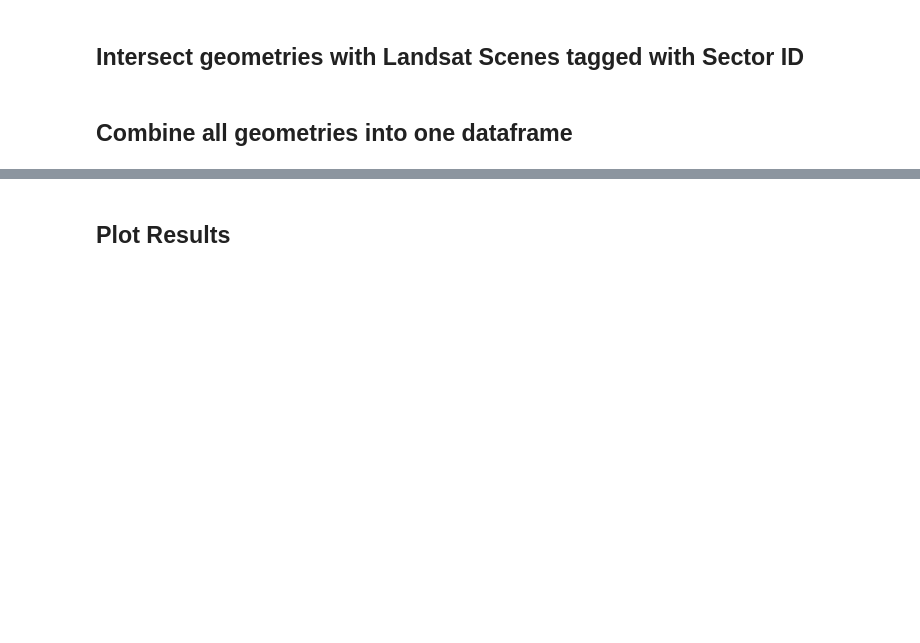
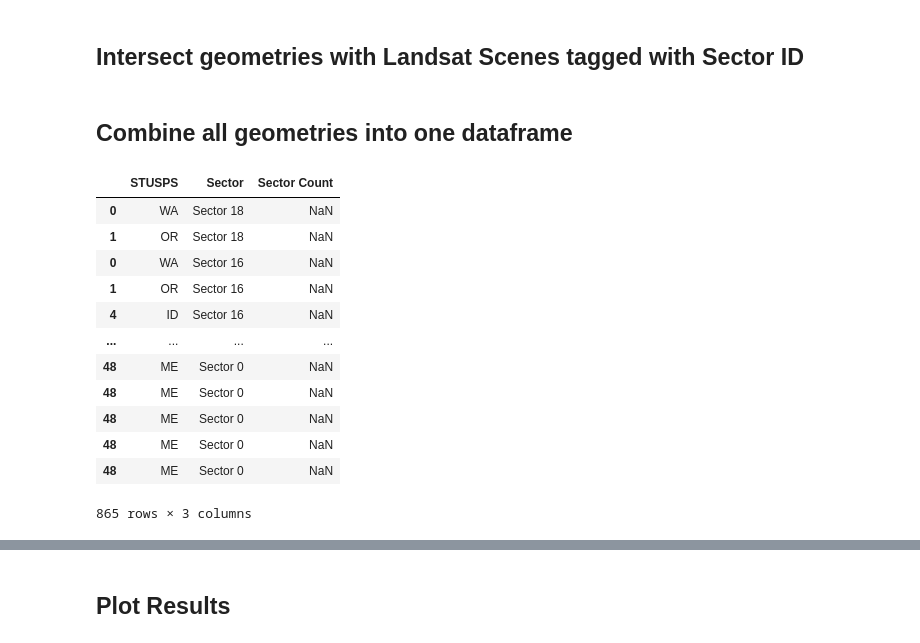
Before and after one commit to easierdata/easier, a Jupyter notebook: code/Pynotebooks/user_access_simulation.ipynb, the cells around one changed output, grey strips where cells are left out. Saved outputs shown, nothing was run; the diff lists cells and outputs as text; code cells hidden in the pictures; blank space fills up the shorter version.

```diff
--- a/code/Pynotebooks/user_access_simulation.ipynb
+++ b/code/Pynotebooks/user_access_simulation.ipynb
@@ -140,7 +137,7 @@ add_sector_to_scene.drop(columns=["PATH", "ROW"], inplace=True)
 ## Intersect geometries with Landsat Scenes tagged with Sector ID
 # %%
 geometries_clipped_intersected = []
-for geometry in geometries[:-1]:
+for geometry in geometries_clipped[:-1]: # Leave out the landsat scenes
     geometry = gpd.sjoin(geometry, add_sector_to_scene, how="inner", predicate="intersects").drop(columns=["geometry", "index_right"])
     geometries_clipped_intersected.append(geometry)
 # %% [markdown]
@@ -150 +145,22 @@ df_unified = pd.concat(geometries_clipped_intersected, ignore_index=True)
+# %%
+states = geometries_clipped_intersected[0]
+counties = geometries_clipped_intersected[1]
+regions = geometries_clipped_intersected[2]
+msa = geometries_clipped_intersected[3]
+# %%
+states
+# %% [output]
+|  | STUSPS | Sector | Sector Count |
+| 0 | WA | Sector 18 | NaN |
+| 1 | OR | Sector 18 | NaN |
+| 0 | WA | Sector 16 | NaN |
+| 1 | OR | Sector 16 | NaN |
+| 4 | ID | Sector 16 | NaN |
+| ... | ... | ... | ... |
+| 48 | ME | Sector 0 | NaN |
+| 48 | ME | Sector 0 | NaN |
+| 48 | ME | Sector 0 | NaN |
+| 48 | ME | Sector 0 | NaN |
+| 48 | ME | Sector 0 | NaN |
+865 rows × 3 columns
 # %% [markdown]
```
Also changed, not shown: parts of 10 cells of this notebook.
